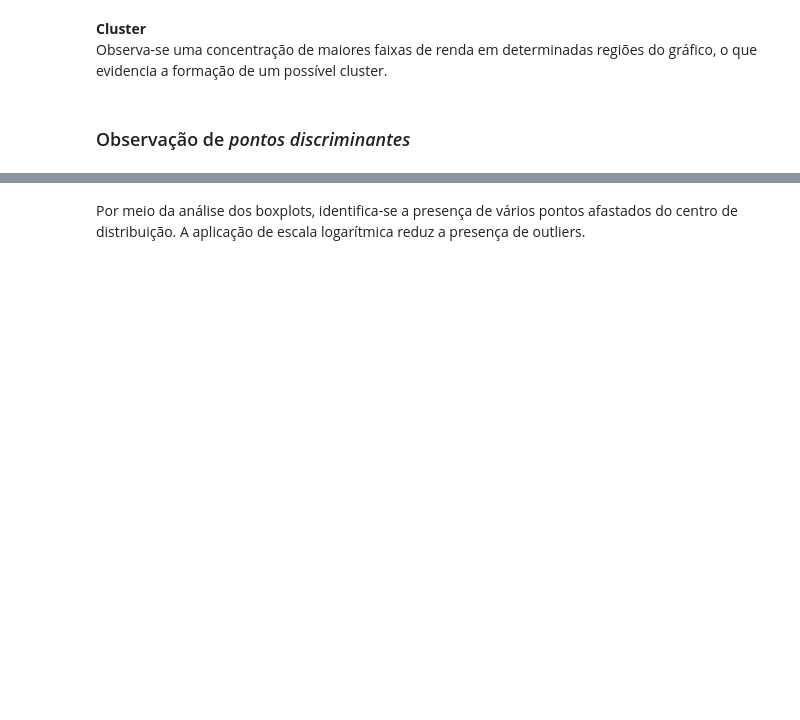
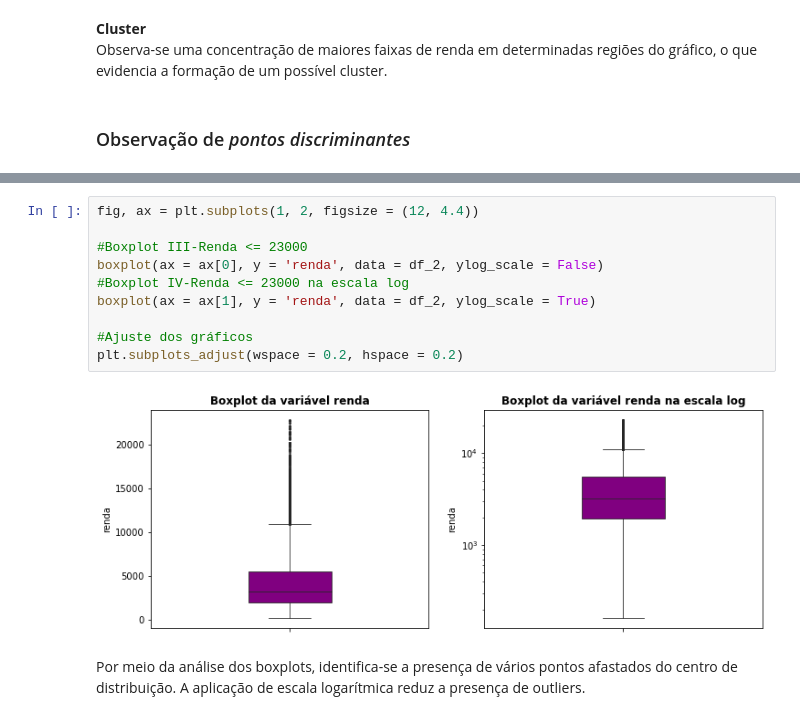
Before and after one commit to luizaires/Modelo-de-previsao-de-renda, a Jupyter notebook: Modelo_de_previsao_de_renda.ipynb, the cells around one changed output, grey strips where cells are left out. Cells and saved outputs as stored; diff of their text form; blank space fills up the shorter version.

```diff
--- a/Modelo_de_previsao_de_renda.ipynb
+++ b/Modelo_de_previsao_de_renda.ipynb
@@ -246,3 +224,15 @@ plt.subplots_adjust(wspace = 0.2, hspace = 0.2)
+# %%
+fig, ax = plt.subplots(1, 2, figsize = (12, 4.4))
+
+#Boxplot III-Renda <= 23000
+boxplot(ax = ax[0], y = 'renda', data = df_2, ylog_scale = False)
+#Boxplot IV-Renda <= 23000 na escala log
+boxplot(ax = ax[1], y = 'renda', data = df_2, ylog_scale = True)
+
+#Ajuste dos gráficos
+plt.subplots_adjust(wspace = 0.2, hspace = 0.2)
+# %% [output]
+[figure, added]
 # %% [markdown]
 Por meio da análise dos boxplots, identifica-se a presença de vários pontos afastados do centro de distribuição. A aplicação de escala logarítmica reduz a presença de outliers.
 # %% [markdown]
```
Also changed, not shown: parts of 4 cells of this notebook.
